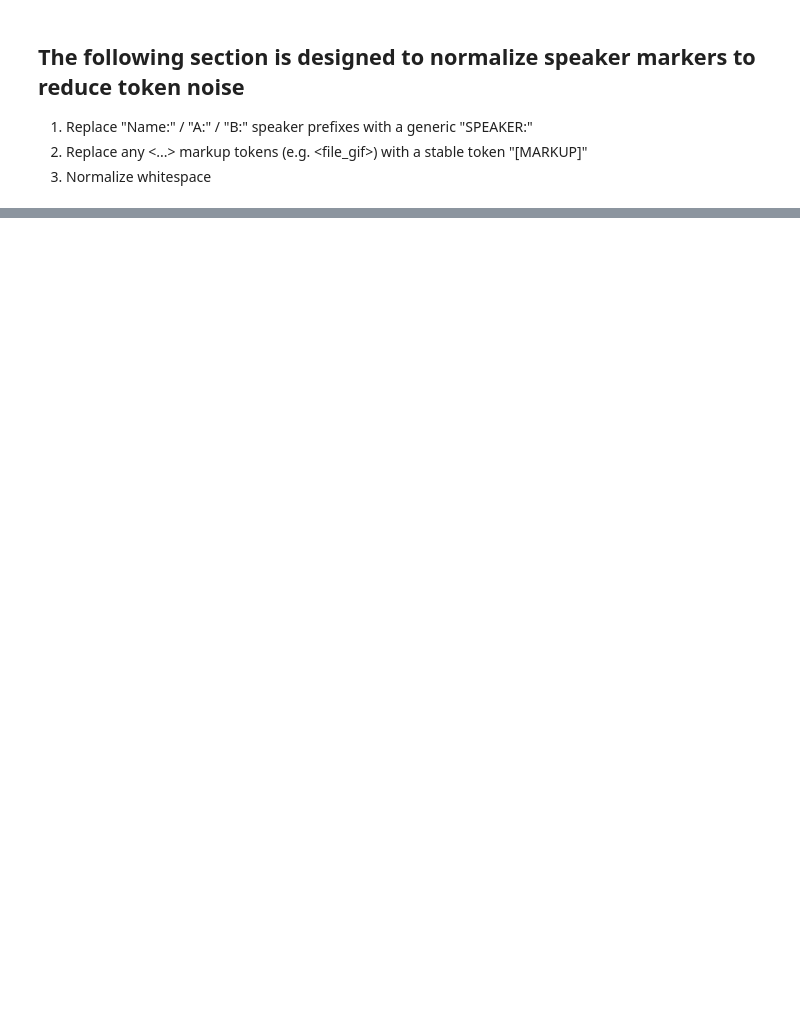
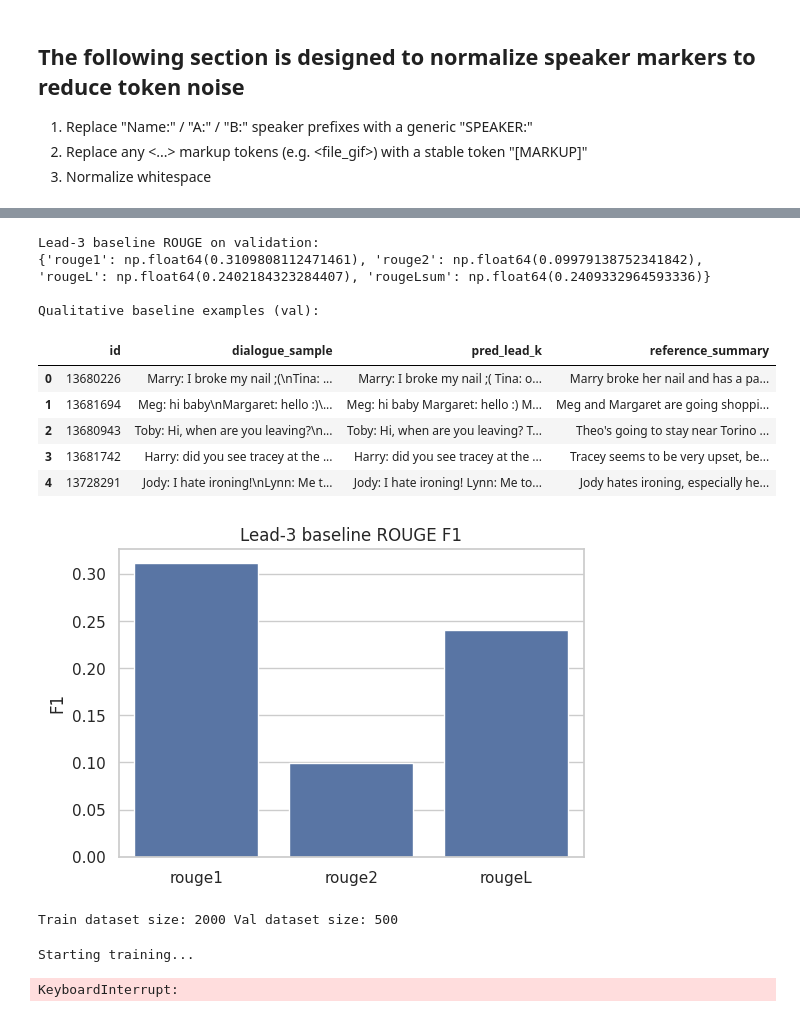
Before and after one commit to DallasHopeful/CapstoneProject3, a Jupyter notebook: EG_Project_3.ipynb, the cells around one changed output, grey strips where cells are left out. Drawn from its saved outputs; the diff is of its cells as text; code cells hidden in the pictures; blank space fills up the shorter version.

```diff
--- a/EG_Project_3.ipynb
+++ b/EG_Project_3.ipynb
@@ -62,6 +67,12 @@ torch.manual_seed(SEED)
 DEVICE = "cuda" if torch.cuda.is_available() else "cpu"
 print("DEVICE:", DEVICE)
 
+#Dev Mode
+DEV_MODE = True
+MAX_TRAIN_SAMPLES = 2000 if DEV_MODE else None
+MAX_VAL_SAMPLES = 500 if DEV_MODE else None
+MAX_TEST_SAMPLES = 500 if DEV_MODE else None
+
 # Tokenization / sequence length params (you will tune after EDA)
 
 ENC_MAX_LEN = 256 # encoder (dialogue) max length
@@ -88,3 +101,11 @@ print(train_df.isna().sum())
 # Basic sample preview
 print("\nSample train row:")
 display(train_df.head(1))
+
+#Optional subset for dev mode
+if DEV_MODE: train_df = train_df.sample(n=min(MAX_TRAIN_SAMPLES, len(train_df)), random_state=SEED).reset_index(drop=True)
+val_df = val_df.sample(n=min(MAX_VAL_SAMPLES, len(val_df)), random_state=SEED).reset_index(drop=True)
+test_df = test_df.sample(n=min(MAX_TEST_SAMPLES, len(test_df)), random_state=SEED).reset_index(drop=True)
+
+print("\nAfter DEV_MODE subsetting:")
+print("Train:", train_df.shape, "Val:", val_df.shape, "Test:", test_df.shape)
@@ -264,49 +388,63 @@ baseline_results, baseline_preds = evaluate_lead_k_on_df(val_df, k=LEAD_K)
 print(f"Lead-{LEAD_K} baseline ROUGE on validation:")
 print(baseline_results)
 
 # Create a small qualitative table
 print("\nQualitative baseline examples (val):")
 show_n = 5
 idxs = np.random.choice(len(val_df),
                        size=min(show_n, len(val_df)),
                        replace=False)
 
 rows = []
 for i in idxs:
     # Check if baseline_preds is a list/array or a single value
     if isinstance(baseline_preds, (list, np.ndarray)) and len(baseline_preds) > i:
         pred_text = baseline_preds[i][:200]
     else:
         # If baseline_preds is a scalar or doesn't have enough elements, use it directly
         pred_text = str(baseline_preds)[:200]
 
     rows.append({
         "id": val_df.iloc[i]["id"],
         "dialogue_sample": str(val_df.iloc[i]["dialogue_clean"])[:120] + "...",
         "pred_lead_k": pred_text,  # Fixed: handle both scalar and array cases
         "reference_summary": val_df.iloc[i]["summary_clean"][:200],
     })
 
 display(pd.DataFrame(rows))
 
 # Plot ROUGE (baseline single-point bar chart)
-# labels = ["rouge1", "rouge2", "rougeL"]
-# f1s = [baseline_results[l]["fmeasure"] for l in labels]
+labels = ["rouge1", "rouge2", "rougeL"]
+f1s = [baseline_results[l] for l in labels]
 
-# plt.figure(figsize=(6,4))
-# sns.barplot(x=labels, y=f1s)
-# plt.title(f"Lead-{LEAD_K} baseline ROUGE F1")
-# plt.ylabel("F1")
-# plt.show()
+plt.figure(figsize=(6,4))
+sns.barplot(x=labels, y=f1s)
+plt.title(f"Lead-{LEAD_K} baseline ROUGE F1")
+plt.ylabel("F1")
+plt.show()
+# %% [output]
+Lead-3 baseline ROUGE on validation:
+{'rouge1': np.float64(0.3109808112471461), 'rouge2': np.float64(0.09979138752341842), 'rougeL': np.float64(0.2402184323284407), 'rougeLsum': np.float64(0.2409332964593336)}
+
+Qualitative baseline examples (val):
+|  | id | dialogue_sample | pred_lead_k | reference_summary |
+| 0 | 13680226 | Marry: I broke my nail ;(\nTina: ... | Marry: I broke my nail ;( Tina: o... | Marry broke her nail and has a pa... |
+| 1 | 13681694 | Meg: hi baby\nMargaret: hello :)\... | Meg: hi baby Margaret: hello :) M... | Meg and Margaret are going shoppi... |
+| 2 | 13680943 | Toby: Hi, when are you leaving?\n... | Toby: Hi, when are you leaving? T... | Theo's going to stay near Torino ... |
+| 3 | 13681742 | Harry: did you see tracey at the ... | Harry: did you see tracey at the ... | Tracey seems to be very upset, be... |
+| 4 | 13728291 | Jody: I hate ironing!\nLynn: Me t... | Jody: I hate ironing! Lynn: Me to... | Jody hates ironing, especially he... |
+[figure, added]
 # %%
-# HuggingFace's BERT encoder/decoder
+import warnings
+
+import torch
+from transformers import EncoderDecoderModel
 from transformers.utils import logging as hf_logging
-import warnings
 
 hf_logging.set_verbosity_error()
 warnings.filterwarnings("ignore", category=UserWarning, message=r".*as_target_tokenizer is deprecated.*")
 
-model = EncoderDecoderModel.from_encoder_decoder_pretrained( tokenizer_name, tokenizer_name )
+model = EncoderDecoderModel.from_encoder_decoder_pretrained(tokenizer_name, tokenizer_name)
 
 # For BERT:
 # CLS as decoder start
@@ -317,6 +455,7 @@ model.config.pad_token_id = tokenizer.pad_token_id
 
 model.to(DEVICE)
 
+
 # Tokenization for seq2seq
 def preprocess_function(examples):
     # Encoder inputs
@@ -324,31 +463,32 @@ def preprocess_function(examples):
         examples["dialogue_clean"],
         max_length=ENC_MAX_LEN,
         padding="max_length",
-        truncation=True
+        truncation=True,
     )
 
-    # Decoder labels - Fixed indentation to be inside the function
-    with tokenizer.as_target_tokenizer():
-        labels = tokenizer(
-            examples["summary_clean"],
-            max_length=DEC_MAX_LEN,
-            padding="max_length",
-            truncation=True
-        )
+    # Decoder labels
+    labels = tokenizer(
+        examples["summary_clean"],
+        max_length=DEC_MAX_LEN,
+        padding="max_length",
+        truncation=True,
+    )
 
     model_inputs["labels"] = labels["input_ids"]
     return model_inputs
 
+
 # HuggingFace dataset-like formatting
 
 class SimpleDataset(torch.utils.data.Dataset):
+
     def __init__(self, df):
         self.df = df.reset_index(drop=True)
 
         # Pre-tokenize once (faster training later)
         enc = preprocess_function({
             "dialogue_clean": self.df["dialogue_clean"].tolist(),
-            "summary_clean":  self.df["summary_clean"].tolist()
+            "summary_clean": self.df["summary_clean"].tolist(),
         })
 
         self.input_ids = torch.tensor(enc["input_ids"], dtype=torch.long)
@@ -368,10 +508,13 @@ class SimpleDataset(torch.utils.data.Dataset):
             "labels": self.labels[idx],
         }
 
+
 train_dataset = SimpleDataset(train_df)
 val_dataset = SimpleDataset(val_df)
 
 print("Train dataset size:", len(train_dataset), "Val dataset size:", len(val_dataset))
+# %% [output]
+Train dataset size: 2000 Val dataset size: 500
 # %%
 # Metrics for Trainer
 
@@ -412,7 +555,7 @@ def compute_metrics(eval_pred):
 output_dir = str(PROJECT_DIR / "outputs_seq2seq_bert_encoder_decoder")
 
 training_args = Seq2SeqTrainingArguments(
-    output_dir=output_dir, overwrite_output_dir=True,
+    output_dir=output_dir,
     eval_strategy="epoch",
     save_strategy="epoch",
 
@@ -465,7 +608,6 @@ trainer = Seq2SeqTrainer(
     train_dataset=train_dataset,
     eval_dataset=val_dataset,
     data_collator=data_collator,
-    tokenizer=tokenizer,
     compute_metrics=compute_metrics,
     callbacks=[early_stopping],
 )
@@ -476,3 +618,6 @@ print("Training finished.")
 
 print("\nBest metric (Trainer):")
 print(trainer.state.best_metric)
+# %% [output]
+Starting training...
+KeyboardInterrupt:
```
Also changed, not shown: parts of 8 cells of this notebook, 1 other file.
